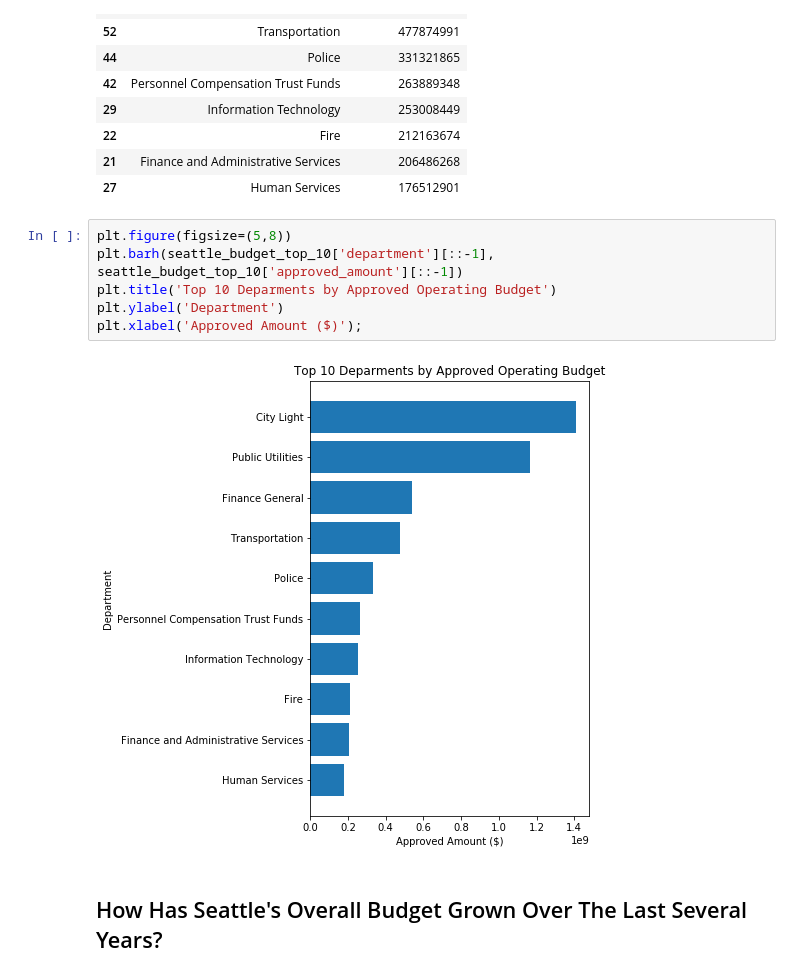
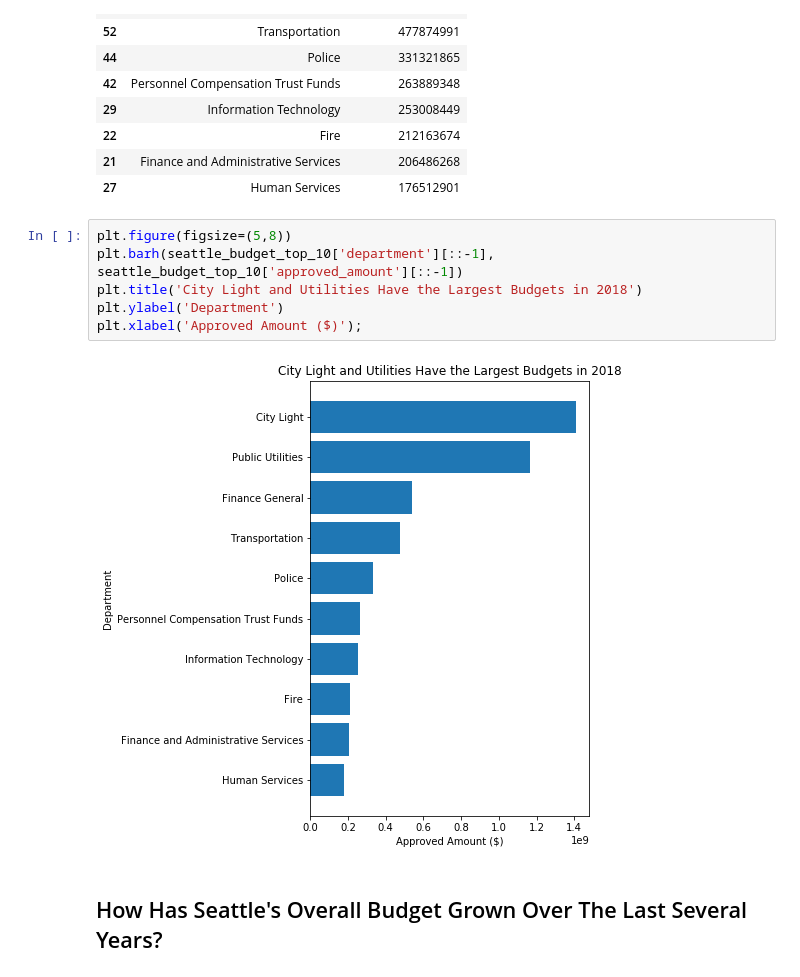
Before and after one commit to chrispmaag/plotly_open_city_data_api, a Jupyter notebook: Plotly_Open_City_Data_API.ipynb, the cells around one changed output. Cells and saved outputs as stored; diff of their text form.

```diff
--- a/Plotly_Open_City_Data_API.ipynb
+++ b/Plotly_Open_City_Data_API.ipynb
@@ -213,11 +214,11 @@ seattle_budget_top_10
 # %%
 plt.figure(figsize=(5,8))
 plt.barh(seattle_budget_top_10['department'][::-1], seattle_budget_top_10['approved_amount'][::-1])
-plt.title('Top 10 Deparments by Approved Operating Budget')
+plt.title('City Light and Utilities Have the Largest Budgets in 2018')
 plt.ylabel('Department')
 plt.xlabel('Approved Amount ($)');
 # %% [output]
-[figure, old version]
+[figure, new version]
 # %% [markdown]
 ## How Has Seattle's Overall Budget Grown Over The Last Several Years?
 # %%
```
Also changed, not shown: parts of 3 cells of this notebook.
